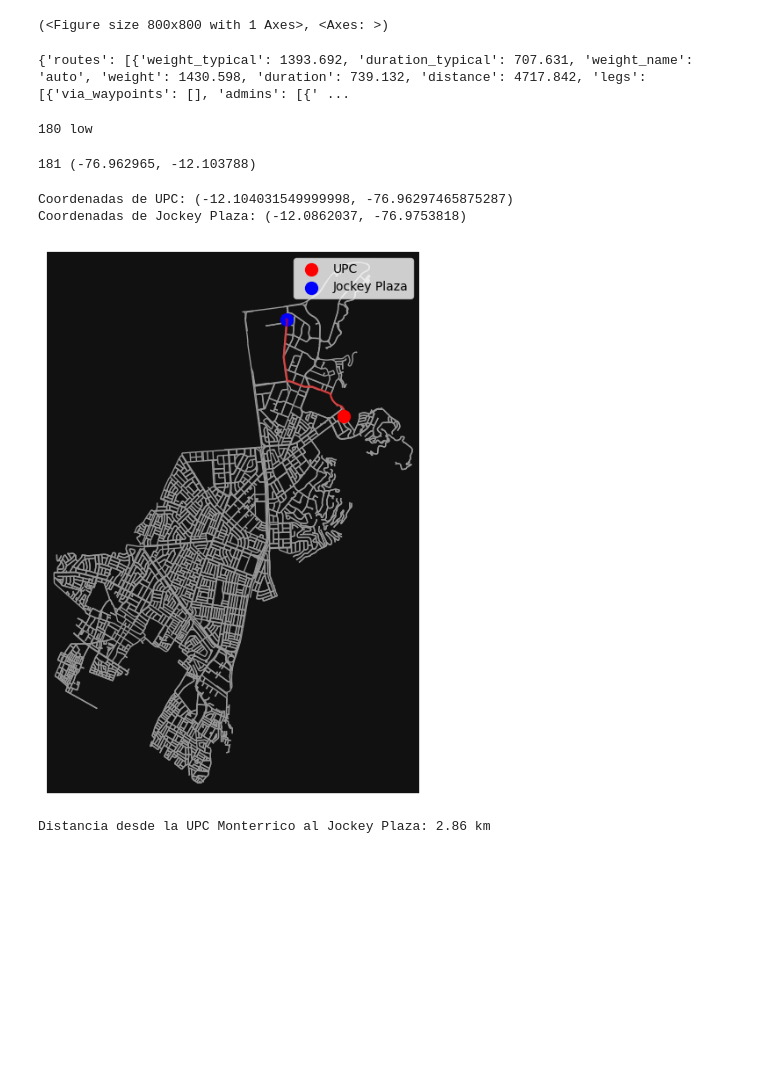
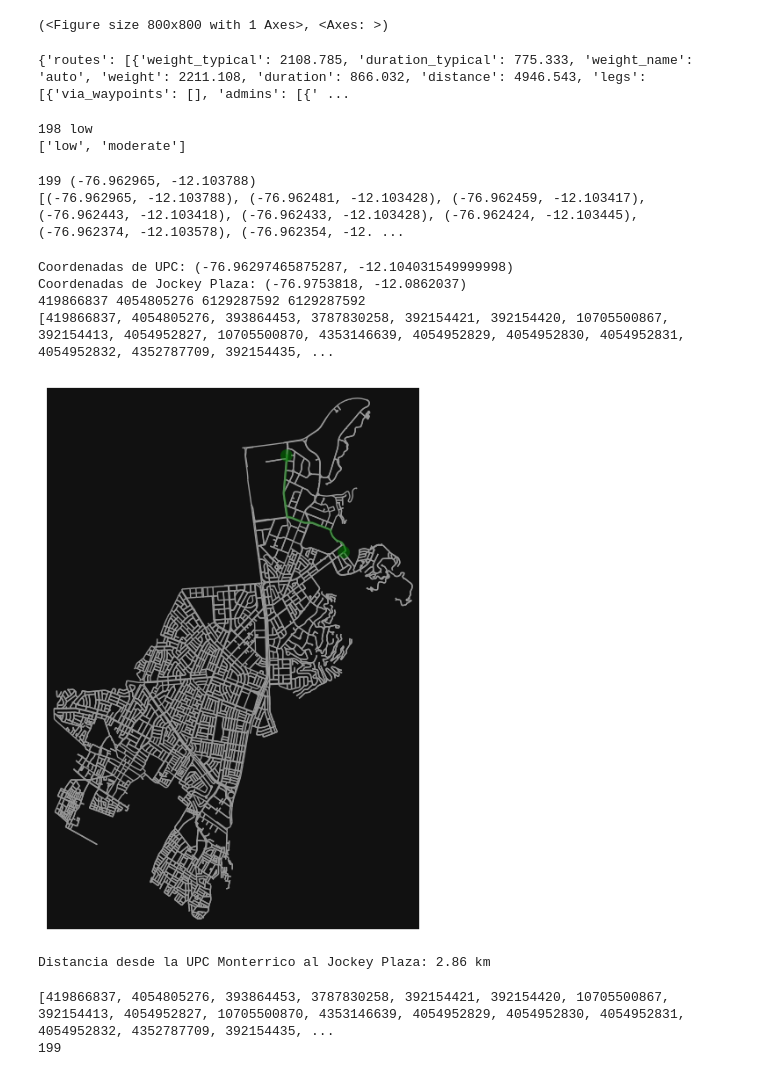
Before and after one commit to forestgump22/TP-AI, a Jupyter notebook: tp.ipynb, the cells around one changed output. Saved outputs shown, nothing was run; the diff lists cells and outputs as text; code cells hidden in the pictures; blank space fills up the shorter version.

```diff
--- a/tp.ipynb
+++ b/tp.ipynb
@@ -337,6 +329,14 @@ import matplotlib.pyplot as plt
 
 # Replace this with your own Mapbox access token
 access_token = get_env_variable('API_KEY_MPBOX')
+
+
+from geopy.geocoders import Nominatim
+
+def get_coordinates(location):
+    geolocator = Nominatim(user_agent="my_geocoder_app")
+    location = geolocator.geocode(location)
+    return (location.longitude, location.latitude)
 
 def get_coordinates_from_address(address):
     # Geocoding URL for Mapbox
@@ -363,10 +363,10 @@ def get_coordinates_from_address(address):
 
 def get_directions_from_addresses(address1, address2):
     # Get coordinates for the first address
-    coords1 = get_coordinates_from_address(address1)
+    coords1 = get_coordinates(address1)
 
     # Get coordinates for the second address
-    coords2 = get_coordinates_from_address(address2)
+    coords2 = get_coordinates(address2)
 
     # Prepare the coordinates string for the directions API
     coordinates = f"{coords1[0]},{coords1[1]};{coords2[0]},{coords2[1]}"  # "longitude,latitude;longitude,latitude"
@@ -401,7 +401,7 @@ directions = get_directions_from_addresses(address1, address2)
 # Print the directions result (as JSON or further processed)
 print(directions)
 # %% [output]
-{'routes': [{'weight_typical': 1393.692, 'duration_typical': 707.631, 'weight_name': 'auto', 'weight': 1430.598, 'duration': 739.132, 'distance': 4717.842, 'legs': [{'via_waypoints': [], 'admins': [{' ...
+{'routes': [{'weight_typical': 2108.785, 'duration_typical': 775.333, 'weight_name': 'auto', 'weight': 2211.108, 'duration': 866.032, 'distance': 4946.543, 'legs': [{'via_waypoints': [], 'admins': [{' ...
 # %%
 def handle_unknown_congestion(congestion_data):
     # Reemplazar 'unknown' con un valor predeterminado, como 'low'
@@ -413,8 +413,10 @@ if 'congestion' in directions['routes'][0]['legs'][0]['annotation']:
     congestion_levels = handle_unknown_congestion(congestion_levels)
 
 print(len(congestion_levels), congestion_levels[0])
+print(list(set(congestion_levels)))
 # %% [output]
-180 low
+198 low
+['low', 'moderate']
 # %%
 # Extract route coordinates
 coordinates = []
@@ -433,15 +435,11 @@ else:
     print("Error: No routes found in the directions response.")
 
 print(len(coordinates), coordinates[0])
+print(coordinates)
 # %% [output]
-181 (-76.962965, -12.103788)
+199 (-76.962965, -12.103788)
+[(-76.962965, -12.103788), (-76.962481, -12.103428), (-76.962459, -12.103417), (-76.962443, -12.103418), (-76.962433, -12.103428), (-76.962424, -12.103445), (-76.962374, -12.103578), (-76.962354, -12. ...
 # %%
-from geopy.geocoders import Nominatim
-
-def get_coordinates(location):
-    geolocator = Nominatim(user_agent="geoapiExercises")
-    location = geolocator.geocode(location)
-    return (location.latitude, location.longitude)
 
 # Ejemplo de uso
 upc_coords = get_coordinates("UPC Monterrico, Lima, Peru")
@@ -450,37 +448,69 @@ jockey_coords = get_coordinates("Jockey Plaza, Lima, Peru")
 print("Coordenadas de UPC:", upc_coords)
 print("Coordenadas de Jockey Plaza:", jockey_coords)
 
 # Descargar el grafo de la red vial en torno a la UPC y el Jockey Plaza
 G = ox.graph_from_place('Santiago de Surco, Lima, Peru', network_type='drive')
 
 
 # Obtener los nodos más cercanos a las ubicaciones de interés
-upc_node = ox.distance.nearest_nodes(G, upc_coords[1], upc_coords[0])
-jockey_node = ox.distance.nearest_nodes(G, jockey_coords[1], jockey_coords[0])
+upc_node = ox.distance.nearest_nodes(G, upc_coords[0], upc_coords[1])
+jockey_node = ox.distance.nearest_nodes(G, jockey_coords[0], jockey_coords[1])
+
+n = len(coordinates)
+upc_node2 = ox.distance.nearest_nodes(G, coordinates[0][0], coordinates[0][1]) + 8
+jockey_node2 = ox.distance.nearest_nodes(G, coordinates[n-1][0], coordinates[n-1][1])
+
 
 # Calcular la ruta más corta en términos de distancia
 shortest_route = nx.shortest_path(G, upc_node, jockey_node, weight='length')
 
+print(upc_node, upc_node2, jockey_node, jockey_node2)
+print (shortest_route)
+
+
+# Aproximar los nodos más cercanos a las coordenadas en tu grafo de Lima
+nodes = [ox.distance.nearest_nodes(G, coord[0], coord[1]) for coord in coordinates]
+#print(nodes)
+# Obtener los valores únicos manteniendo el orden
+unique_nodes = list(dict.fromkeys(nodes))
+
+
 # Visualizar la ruta y los nodos
-fig, ax = ox.plot_graph_route(G, shortest_route, route_linewidth=2, node_size=0, show=False, close=False)
+fig, ax = ox.plot_graph_route(G, shortest_route, route_linewidth=2, node_size=0, show=True, close=False, route_color='green')
 
 # Añadir el nodo de la UPC con un color diferente
 ax.scatter(G.nodes[upc_node]['x'], G.nodes[upc_node]['y'], c='red', s=100, label='UPC')
 
 # Añadir el nodo del Jockey Plaza con un color diferente
 ax.scatter(G.nodes[jockey_node]['x'], G.nodes[jockey_node]['y'], c='blue', s=100, label='Jockey Plaza')
 
 # Añadir la leyenda
 ax.legend()
 
 # Mostrar el gráfico
 plt.show()
 
 # Calcular la distancia total de la ruta
 route_length = nx.shortest_path_length(G, upc_node, jockey_node, weight='length')
 print(f"Distancia desde la UPC Monterrico al Jockey Plaza: {route_length/1000:.2f} km")
 # %% [output]
-Coordenadas de UPC: (-12.104031549999998, -76.96297465875287)
-Coordenadas de Jockey Plaza: (-12.0862037, -76.9753818)
+Coordenadas de UPC: (-76.96297465875287, -12.104031549999998)
+Coordenadas de Jockey Plaza: (-76.9753818, -12.0862037)
+419866837 4054805276 6129287592 6129287592
+[419866837, 4054805276, 393864453, 3787830258, 392154421, 392154420, 10705500867, 392154413, 4054952827, 10705500870, 4353146639, 4054952829, 4054952830, 4054952831, 4054952832, 4352787709, 392154435, ...
-[figure, old version]
+[figure, new version]
 Distancia desde la UPC Monterrico al Jockey Plaza: 2.86 km
+# %%
+# Aproximar los nodos más cercanos a las coordenadas en tu grafo de Lima
+nodes = [ox.distance.nearest_nodes(G, coord[0], coord[1]) for coord in coordinates]
+#print(nodes)
+## Obtener los valores únicos manteniendo el orden
+#unique_nodes = list(dict.fromkeys(nodes))
+#
+## Mostrar los valores únicos
+#print(unique_nodes)
+print (shortest_route)
+print(len(nodes))
+# %% [output]
+[419866837, 4054805276, 393864453, 3787830258, 392154421, 392154420, 10705500867, 392154413, 4054952827, 10705500870, 4353146639, 4054952829, 4054952830, 4054952831, 4054952832, 4352787709, 392154435, ...
+199
```
Also changed, not shown: parts of 8 cells of this notebook, 1 other file.
